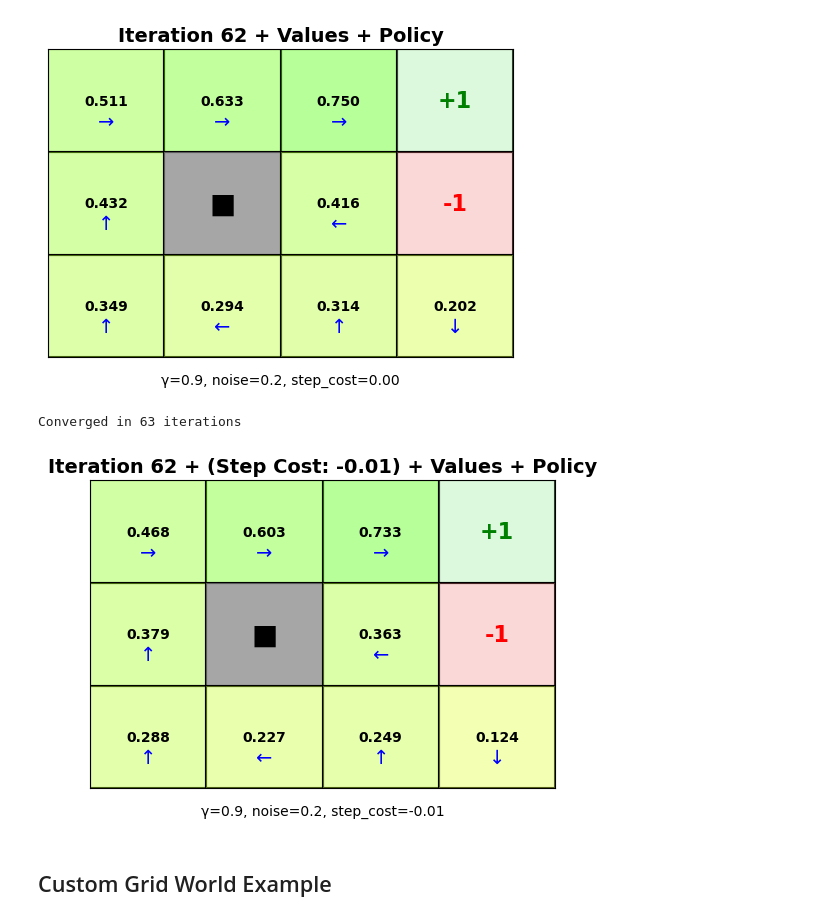
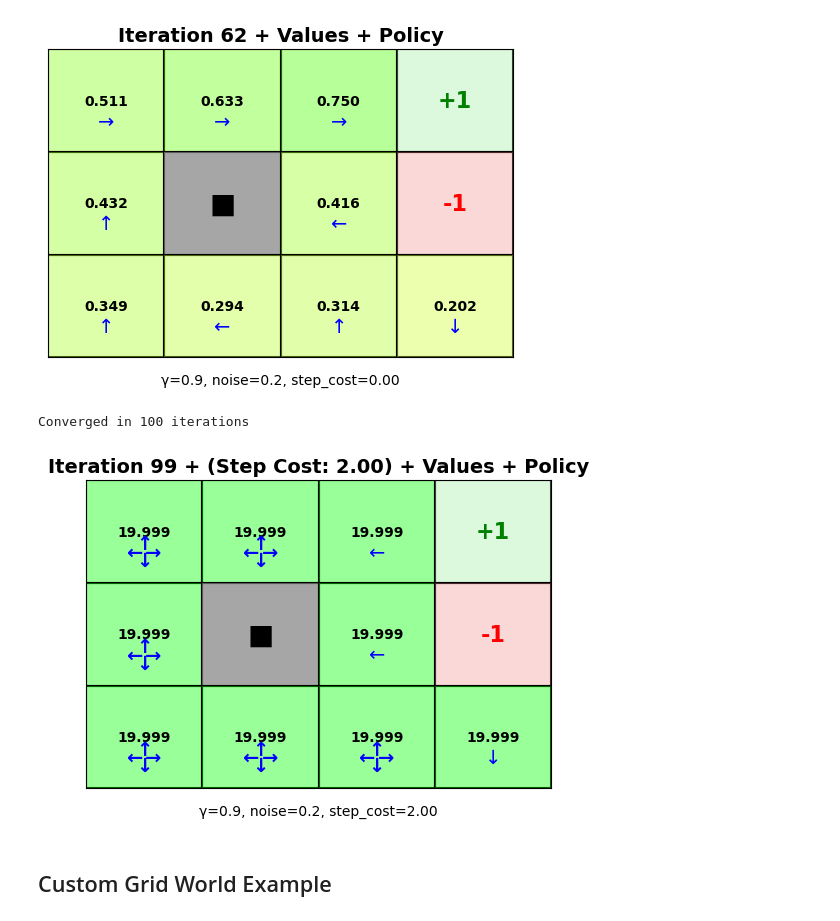
Before and after one commit to karpekov/cs3600-mdp-gridworld, a Jupyter notebook: gridworld_mdp.ipynb, the cells around one changed output. Saved outputs shown, nothing was run; the diff lists cells and outputs as text; code cells hidden in the pictures.

```diff
--- a/gridworld_mdp.ipynb
+++ b/gridworld_mdp.ipynb
@@ -54,23 +54,23 @@ Converged in 63 iterations
 [figure]
 # %%
 # Change the step cost, see how it affects the policy
-NEW_STEP_COST = -0.01
+NEW_STEP_COST = +2
 
 classic_gridworld.set_step_cost(NEW_STEP_COST)
 
 # Run value iteration
 iterations = classic_gridworld.value_iteration()
 print(f"Converged in {iterations} iterations")
 
 classic_gridworld.plot_iteration(
     iterations-1,
     show_values=True,
     show_policy=True,
     show_qvalues=False
 )
 # %% [output]
-Converged in 63 iterations
+Converged in 100 iterations
-[figure, old version]
+[figure, new version]
 # %% [markdown]
 ## Custom Grid World Example
 # %%
```
Also changed, not shown: parts of 3 cells of this notebook, 1 other file.
